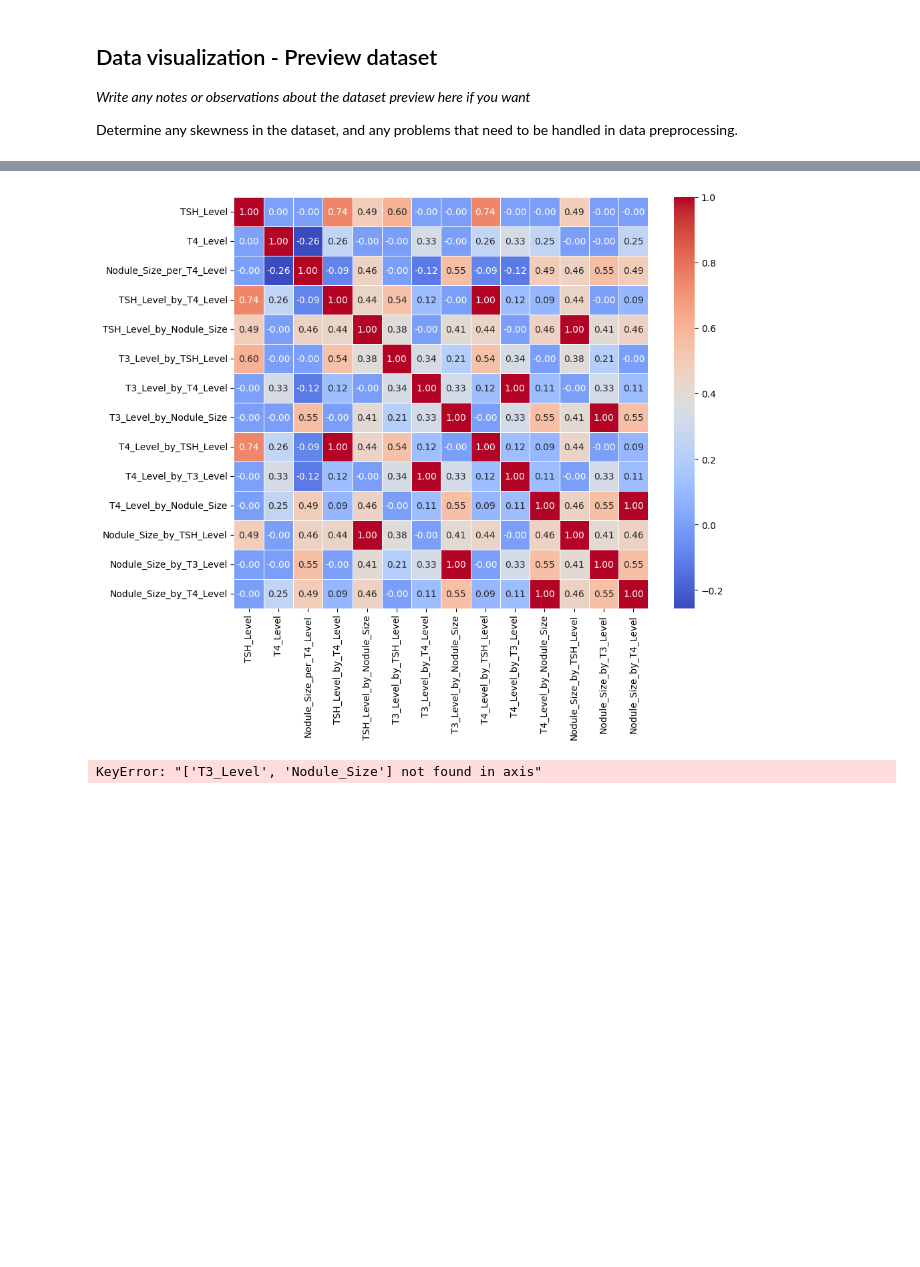
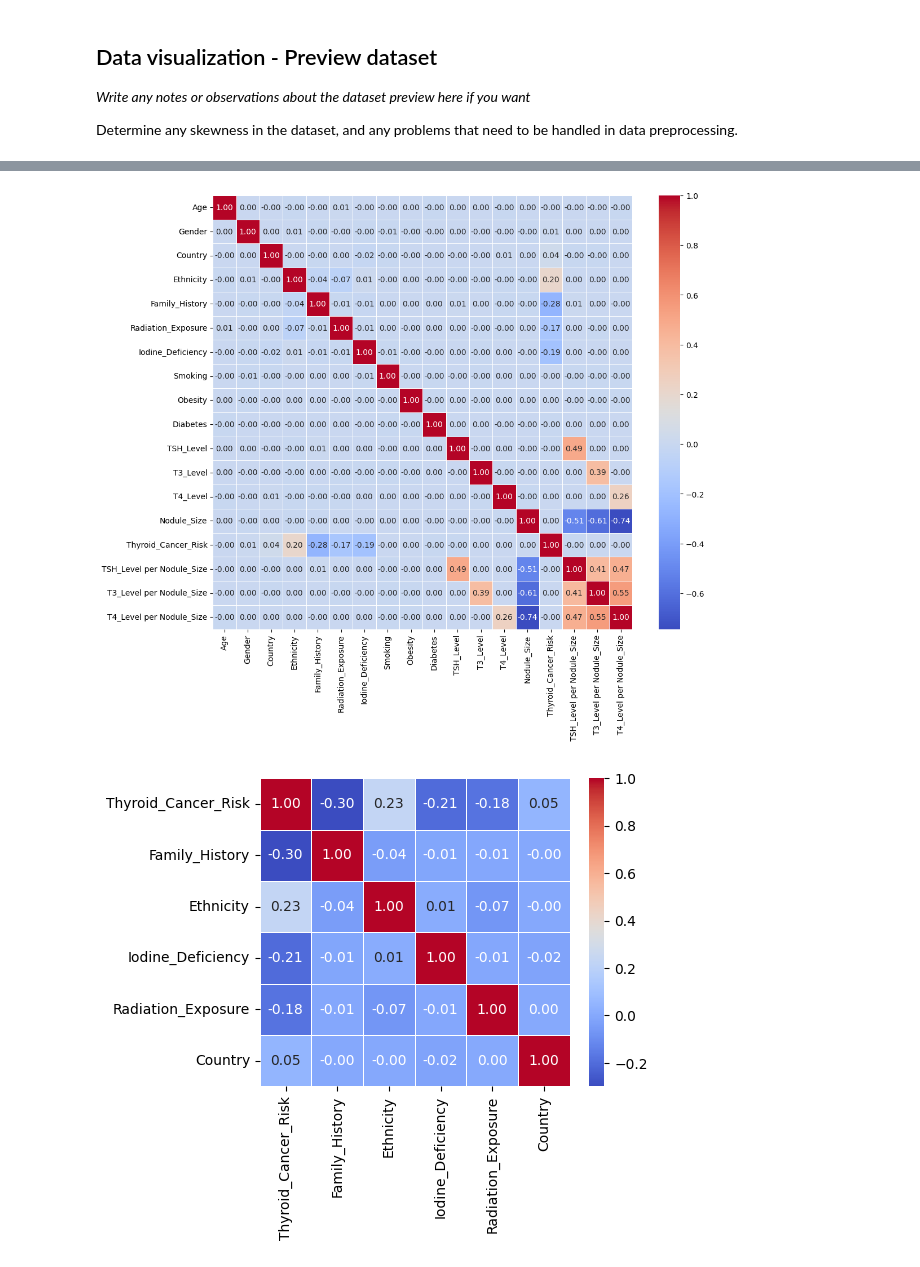
Before and after one commit to gentleman644/foxtrot-thyroid-cancer-prediction, a Jupyter notebook: Project_01_Foxtrot.ipynb, the cells around one changed output, grey strips where cells are left out. Cells and saved outputs as stored; diff of their text form; code cells hidden in the pictures; blank space fills up the shorter version.

```diff
--- a/Project_01_Foxtrot.ipynb
+++ b/Project_01_Foxtrot.ipynb
@@ -134,8 +134,8 @@ Malignant     : 49495    | 1.0     : 49495
 ## Data Preprocessing - Target Variable Class Imbalance
 *Write any notes or observations about the target variable class imbalance process here if you want*
 # %%
-# P2: Class imbalance in the target variable (Diagnosis), which requires baalancing
-from imblearn.under_sampling import RandomUnderSampler
+# P2: Class imbalance in the target variable (Diagnosis), which requires balancing
+from imblearn.over_sampling import SMOTE
 
 # 1. Verify columns & class imbalance
 print(f"Starting column is '{dataset.columns[0]}'")
@@ -146,9 +146,9 @@ print(dataset['Diagnosis'].value_counts())
 feats_X = dataset.iloc[:, :15]
 trgt_y = dataset.iloc[:, 15]
 
-# 3. Apply Random Undersampling
-rus = RandomUnderSampler(sampling_strategy='majority', random_state=42)
-resmpl_X, resmpl_y = rus.fit_resample(feats_X, trgt_y)
+# 3. Apply SMOTE Oversampling
+smote = SMOTE(sampling_strategy='minority', random_state=42)
+resmpl_X, resmpl_y = smote.fit_resample(feats_X, trgt_y)
 
 # 4. Recombine into a single dataframe
 dataset = pd.concat([resmpl_X, resmpl_y], axis=1)
@@ -306,45 +273,50 @@ Nodule_Size by T4_Level
 # %%
-# Feature Selection ------
+# Feature Engineering -> Feature Selection
+# Relevant/Good: features(Independent/Input) --high +/-ve correlation--> target(Dependent/Output)
+# Irrelevant/Bad: features(Independent/Input) --low near-0 correlation--> target(Dependent/Output)
+import seaborn as sbn
+from sklearn.feature_selection import SelectKBest, f_classif
 
-import seaborn as sbn
-from sklearn.feature_selection import SelectKBest, mutual_info_classif
+#Print the scores of all features in relation to target variable
 
-# drop_feats = [0, 1, 2, 3, 4, 8, 9, 14]
-drop_feats = ["Age", "Gender", "Country", "Ethnicity", "Family_History",
-              "Obesity", "Diabetes", "Thyroid_Cancer_Risk",
-              "Radiation_Exposure", "Iodine_Deficiency", "Smoking"]
+for t in range(trgt_y.shape[1]):
+    # 1. Fit the KBest selector
+    KBest = SelectKBest(score_func=f_classif, k=18)   # Linear(f_regression|f_classif) to target; Nonlinear(mutual_info_regression|mutual_info_classif) to target
+    output = KBest.fit_transform(feats_X, trgt_y.iloc[:,t])  # Fits to data & transform/reduce it to the selected features
+    top_feats_X = pd.DataFrame(output, columns=KBest.get_feature_names_out())   # Transfrom numpy-array 2 pandas-dataframe
 
-feats_X = feats_X.drop(columns=drop_feats)
+   # 2. Create Scroreboard to help Selection due to large number of features
+    target_name = trgt_y.columns[t]
+    scores_df = pd.DataFrame({
+        'Feature': feats_X.columns,
+        'Score': KBest.scores_
+    })
 
-print(feats_X.info())
+    # Sort the scoreboard from highest (best) to lowest (worst)
+    scores_df = scores_df.sort_values(by='Score', ascending=False)
+print(scores_df.head(12))
 
-# Use SelectKBest to select top k features
-# Use a classification function in KBest
-for t in range(trgt_y.shape[1]):
-  KBest = SelectKBest(score_func=mutual_info_classif, k=14)  # Using Nonlinear(mutual_info_regression|mutual_info_classif)
-  output = KBest.fit_transform(feats_X, trgt_y.iloc[:,t])  # Fits to data & transform/reduce it to the selected features
-  top_feats_X = pd.DataFrame(output, columns=KBest.get_feature_names_out())  # Transfrom numpy-array 2 pandas-dataframe
-  print(top_feats_X.head(), "\n")
 
 # AVOID Multi-Collinearity/Redundancy: features(Independent/Input) --high +/-ve correlation--> features(Independent/Input)
 useful_feats_X = top_feats_X.loc[:, :]
-useful_feats_corr = useful_feats_X.corr('kendall')  # Using kendall for targeting
-plt.figure(figsize=(10, 8))
+useful_feats_corr = useful_feats_X.corr('kendall')  # Linear(pearson) to target; Nonlinear(kendall|spearman) to target
+plt.figure(figsize=(12, 10))
 sbn.heatmap(useful_feats_corr, annot=True, linewidths=0.5, fmt='.2f', cmap='coolwarm')  # cmap='coolwarm|RdBu|BrBG|PRGn|viridis|Blues|Greens|Oranges|rocket|tab10|Set1|Pastel1|Accent'
 plt.show()  # figsize(inch, inch); (-ve corr., 0, +ve corr.)
 
-# Remove any redundant/unnecessay features
-feats_to_not_use = ["Nodule_Size_by_TSH_Level", "Nodule_Size_by_T3_Level",
-                    "T4_Level_by_T3_Level", "T4_Level_by_TSH_Level", "TSH_Level",
-                    "T4_Level", "T3_Level", "Nodule_Size"]
+print()
+#Reshape the heatmap to focus on the top 6 features with highest scores and lowest correlation with each other
+useful_feats_X = top_feats_X.loc[:, ["Thyroid_Cancer_Risk", "Family_History", "Ethnicity", "Iodine_Deficiency", "Radiation_Exposure", "Country"]] #['ppl_per_house', 'income_per_ppl'] important when "Oversampled" class >= 5000
+useful_feats_corr = useful_feats_X.corr('pearson')  # Linear(pearson) to target; Nonlinear(kendall|spearman) to target
+plt.figure(figsize=(5, 4))
+sbn.heatmap(useful_feats_corr, annot=True, linewidths=0.5, fmt='.2f', cmap='coolwarm')  # cmap='coolwarm|RdBu|BrBG|PRGn|viridis|Blues|Greens|Oranges|rocket|tab10|Set1|Pastel1|Accent'
+plt.show()  # figsize(inch, inch) => (-ve corr., 0, +ve corr.)
 
-temp_df = top_feats_X.copy()
-temp_df = temp_df.drop(columns=feats_to_not_use)
-
-# AVOID Multi-Collinearity/Redundancy: features(Independent/Input) --high +/-ve correlation--> features(Independent/Input)
-useful_feats_X = temp_df.copy()
-useful_feats_corr = useful_feats_X.corr('kendall')  # Linear(pearson) to target; Nonlinear(kendall|spearman) to target
-plt.figure(figsize=(10, 8))
+print()
+#Removew the top feature "Thyroid_Cancer_Risk" to focus on the next 5 features with highest scores and lowest correlation with each other
+useful_feats_X = top_feats_X.loc[:, ["Family_History", "Ethnicity", "Iodine_Deficiency", "Radiation_Exposure", "Country"]] #['ppl_per_house', 'income_per_ppl'] important when "Oversampled" class >= 5000
+useful_feats_corr = useful_feats_X.corr('pearson')  # Linear(pearson) to target; Nonlinear(kendall|spearman) to target
+plt.figure(figsize=(5, 4))
 sbn.heatmap(useful_feats_corr, annot=True, linewidths=0.5, fmt='.2f', cmap='coolwarm')  # cmap='coolwarm|RdBu|BrBG|PRGn|viridis|Blues|Greens|Oranges|rocket|tab10|Set1|Pastel1|Accent'
-plt.show()  # figsize(inch, inch); (-ve corr., 0, +ve corr.)
+plt.show()  # figsize(inch, inch) => (-ve corr., 0, +ve corr.)
 # %% [output]
@@ -368,2 +336,2 @@ Data columns (total 25 columns):
-[figure, old version]
+[figure, new version]
-KeyError: "['T3_Level', 'Nodule_Size'] not found in axis"
+[figure, added]
```
Also changed, not shown: parts of 17 cells of this notebook.
